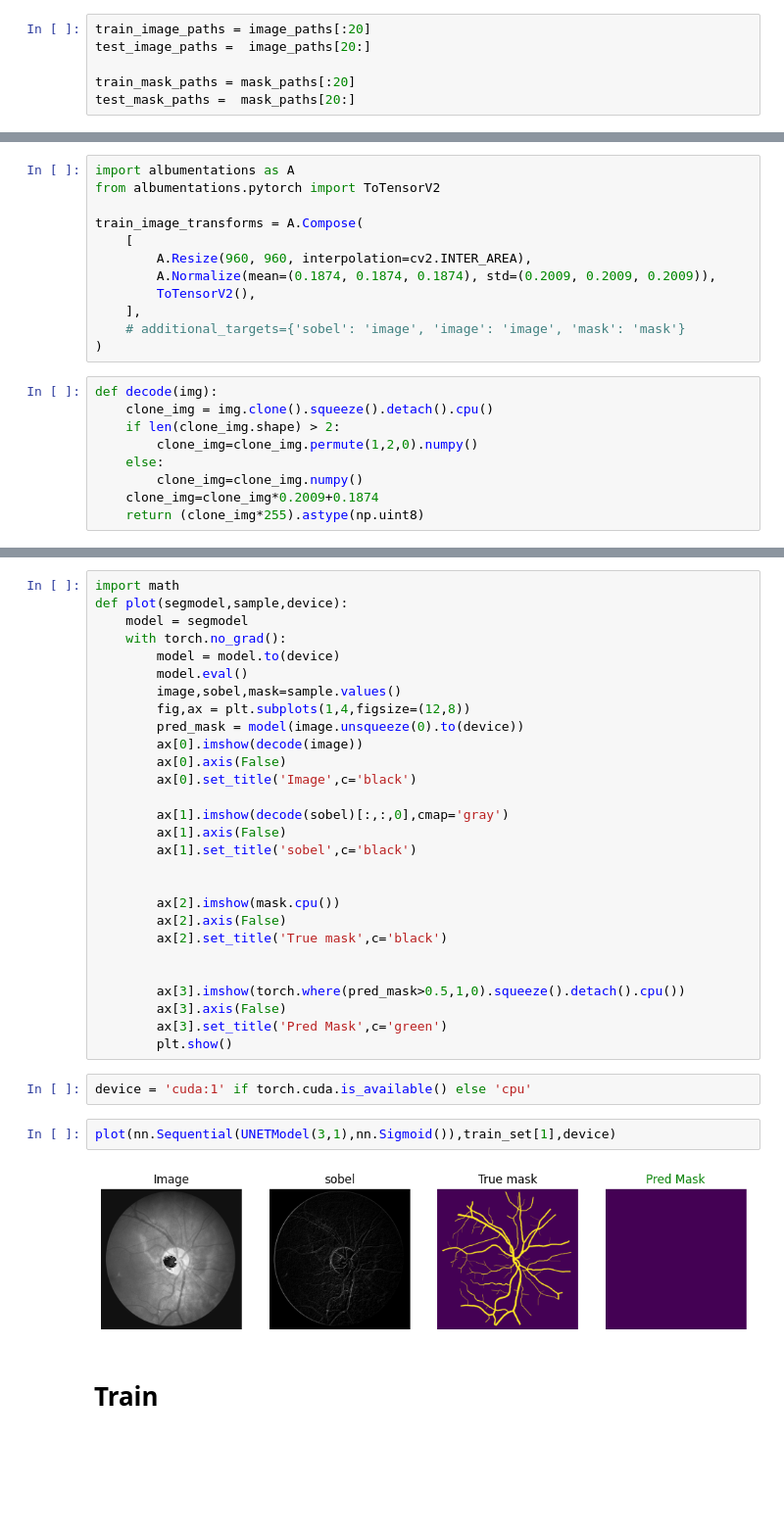
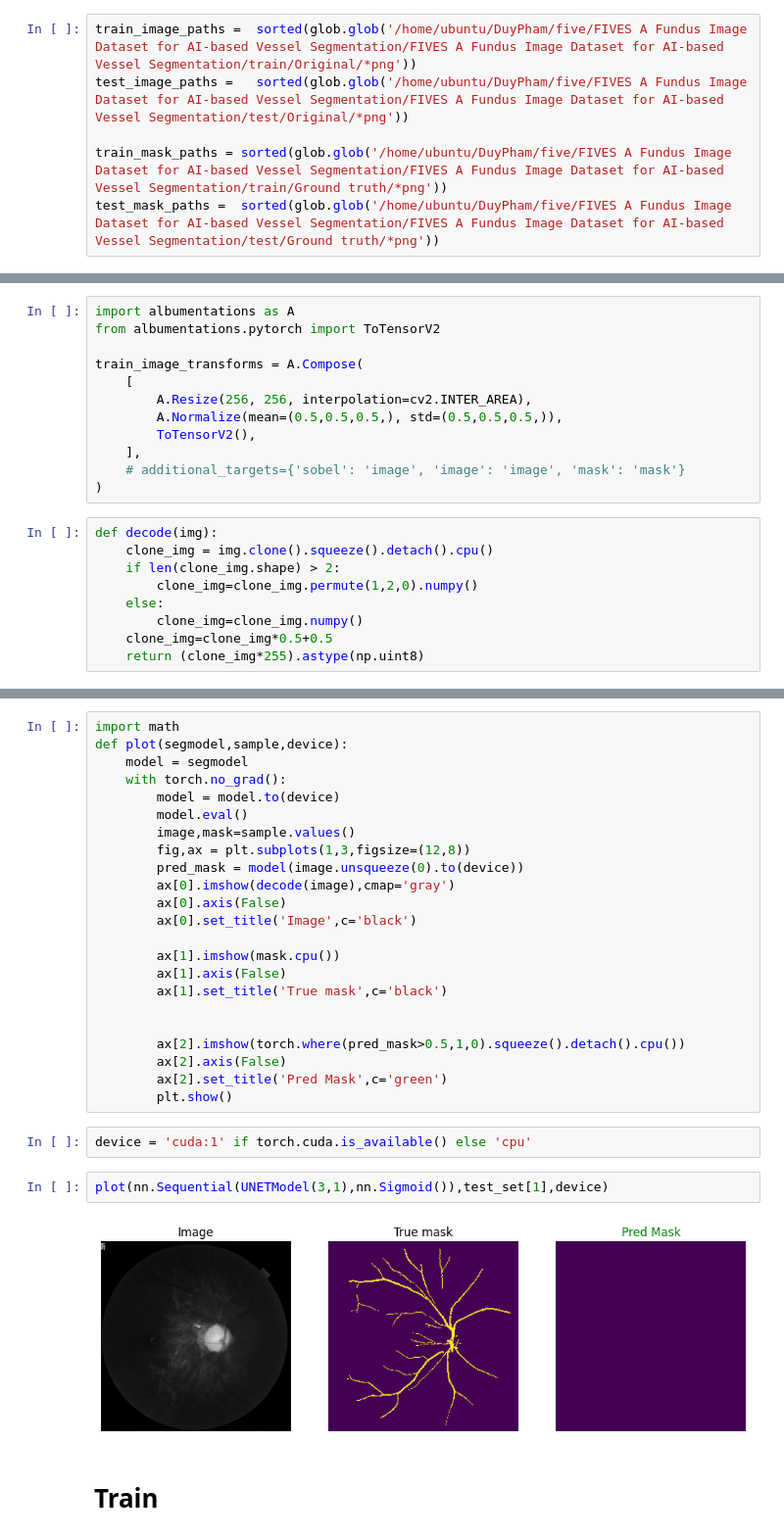
Before and after one commit to HuaTanSang/retinal-vessel-segmentation-forked, a Jupyter notebook: notebooks/Duy/test.ipynb, the cells around one changed output, grey strips where cells are left out. Shown at 98% size. Saved outputs shown, nothing was run; the diff lists cells and outputs as text; blank space fills up the shorter version.

```diff
--- a/notebooks/Duy/test.ipynb
+++ b/notebooks/Duy/test.ipynb
@@ -72,11 +62,11 @@ mask_paths = sorted(glob.glob('/home/ubuntu/DuyPham/data/*1stHO.png'))
 # %% [markdown]
 **Split to train test**
 # %%
-train_image_paths = image_paths[:20]
-test_image_paths =  image_paths[20:]
+train_image_paths =  sorted(glob.glob('/home/ubuntu/DuyPham/five/FIVES A Fundus Image Dataset for AI-based Vessel Segmentation/FIVES A Fundus Image Dataset for AI-based Vessel Segmentation/train/Original/*png'))
+test_image_paths =   sorted(glob.glob('/home/ubuntu/DuyPham/five/FIVES A Fundus Image Dataset for AI-based Vessel Segmentation/FIVES A Fundus Image Dataset for AI-based Vessel Segmentation/test/Original/*png'))
 
-train_mask_paths = mask_paths[:20]
-test_mask_paths =  mask_paths[20:]
+train_mask_paths = sorted(glob.glob('/home/ubuntu/DuyPham/five/FIVES A Fundus Image Dataset for AI-based Vessel Segmentation/FIVES A Fundus Image Dataset for AI-based Vessel Segmentation/train/Ground truth/*png'))
+test_mask_paths =  sorted(glob.glob('/home/ubuntu/DuyPham/five/FIVES A Fundus Image Dataset for AI-based Vessel Segmentation/FIVES A Fundus Image Dataset for AI-based Vessel Segmentation/test/Ground truth/*png'))
 # %% [markdown]
 **Define train_set and train_image_transforms**
 # %%
@@ -85,8 +75,8 @@ from albumentations.pytorch import ToTensorV2
 
 train_image_transforms = A.Compose(
     [
-        A.Resize(960, 960, interpolation=cv2.INTER_AREA),
-        A.Normalize(mean=(0.1874, 0.1874, 0.1874), std=(0.2009, 0.2009, 0.2009)),
+        A.Resize(256, 256, interpolation=cv2.INTER_AREA),
+        A.Normalize(mean=(0.5,0.5,0.5,), std=(0.5,0.5,0.5,)),
         ToTensorV2(),
     ],
     # additional_targets={'sobel': 'image', 'image': 'image', 'mask': 'mask'}
@@ -98,5 +88,5 @@ def decode(img):
         clone_img=clone_img.permute(1,2,0).numpy()
     else:
         clone_img=clone_img.numpy()
-    clone_img=clone_img*0.2009+0.1874
+    clone_img=clone_img*0.5+0.5
     return (clone_img*255).astype(np.uint8)
@@ -619,33 +226,28 @@ def plot(segmodel,sample,device):
     with torch.no_grad():
         model = model.to(device)
         model.eval()
-        image,sobel,mask=sample.values()
-        fig,ax = plt.subplots(1,4,figsize=(12,8))
+        image,mask=sample.values()
+        fig,ax = plt.subplots(1,3,figsize=(12,8))
         pred_mask = model(image.unsqueeze(0).to(device))
-        ax[0].imshow(decode(image))
+        ax[0].imshow(decode(image),cmap='gray')
         ax[0].axis(False)
         ax[0].set_title('Image',c='black')
 
-        ax[1].imshow(decode(sobel)[:,:,0],cmap='gray')
+        ax[1].imshow(mask.cpu())
         ax[1].axis(False)
-        ax[1].set_title('sobel',c='black')
+        ax[1].set_title('True mask',c='black')
 
 
-        ax[2].imshow(mask.cpu())
+        ax[2].imshow(torch.where(pred_mask>0.5,1,0).squeeze().detach().cpu())
         ax[2].axis(False)
-        ax[2].set_title('True mask',c='black')
-
-
-        ax[3].imshow(torch.where(pred_mask>0.5,1,0).squeeze().detach().cpu())
-        ax[3].axis(False)
-        ax[3].set_title('Pred Mask',c='green')
+        ax[2].set_title('Pred Mask',c='green')
         plt.show()
 # %%
 device = 'cuda:1' if torch.cuda.is_available() else 'cpu'
 # %%
-plot(nn.Sequential(UNETModel(3,1),nn.Sigmoid()),train_set[1],device)
+plot(nn.Sequential(UNETModel(3,1),nn.Sigmoid()),test_set[1],device)
 # %% [output]
-[figure, old version]
+[figure, new version]
 # %% [markdown]
 # Train
 # %% [markdown]
```
Also changed, not shown: parts of 51 cells of this notebook, 1 other file.
